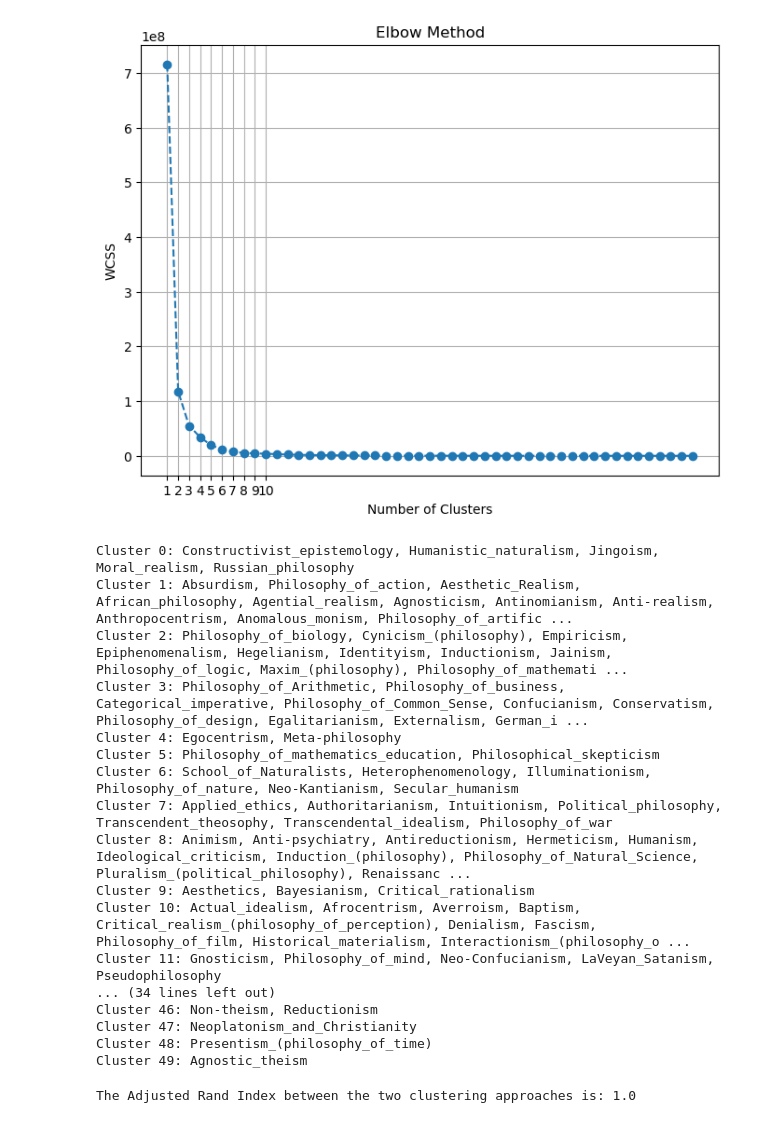
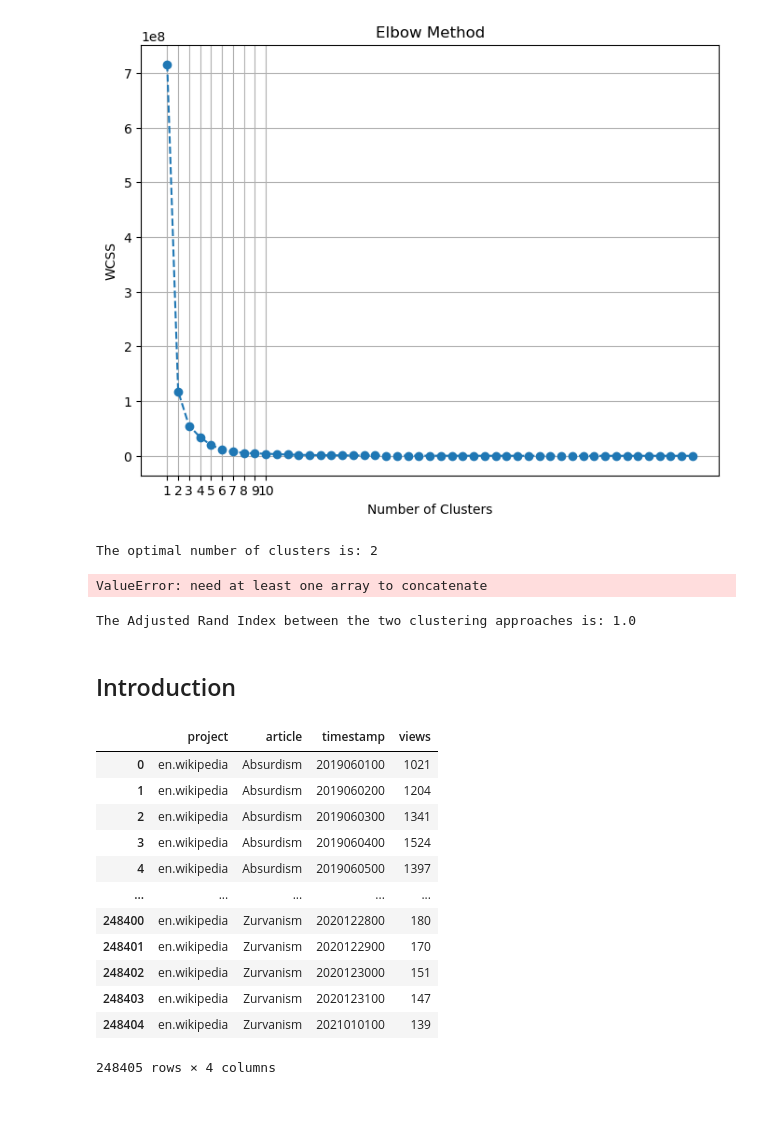
Before and after one commit to epfl-ada/ada-2023-project-mandarinecorp, a Jupyter notebook: TopicCluster.ipynb, the cells around one changed output. Drawn from its saved outputs; the diff is of its cells as text; code cells hidden in the pictures.

```diff
--- a/TopicCluster.ipynb
+++ b/TopicCluster.ipynb
@@ -130,6 +103,22 @@ plt.show()
 [figure]
 # %%
 from sklearn.cluster import AgglomerativeClustering
+from sklearn.metrics import silhouette_score
+
+# Cross-validate number of clusters
+silhouette_scores = []
+for i in range(2, 51):
+    clustering = AgglomerativeClustering(n_clusters=i)
+    clustering.fit(arr)
+    labels = clustering.labels_
+    score = silhouette_score(arr, labels)
+    silhouette_scores.append(score)
+
+# Find the optimal number of clusters
+optimal_clusters = np.argmax(silhouette_scores) + 2
+
+print(f"The optimal number of clusters is: {optimal_clusters}")
+
 
 def compute_cluster(fraction_views, nb_cluster):
     fraction_views_clustered = fraction_views.copy()
@@ -149,22 +138,7 @@ for cluster_label, group in lang_clusters.groupby('Cluster_Labels'):
     country_names = ', '.join(group['Topic'])
     print(f'Cluster {cluster_label}: {country_names}')
 # %% [output]
-Cluster 0: Constructivist_epistemology, Humanistic_naturalism, Jingoism, Moral_realism, Russian_philosophy
-Cluster 1: Absurdism, Philosophy_of_action, Aesthetic_Realism, African_philosophy, Agential_realism, Agnosticism, Antinomianism, Anti-realism, Anthropocentrism, Anomalous_monism, Philosophy_of_artific ...
-Cluster 2: Philosophy_of_biology, Cynicism_(philosophy), Empiricism, Epiphenomenalism, Hegelianism, Identityism, Inductionism, Jainism, Philosophy_of_logic, Maxim_(philosophy), Philosophy_of_mathemati ...
-Cluster 3: Philosophy_of_Arithmetic, Philosophy_of_business, Categorical_imperative, Philosophy_of_Common_Sense, Confucianism, Conservatism, Philosophy_of_design, Egalitarianism, Externalism, German_i ...
-Cluster 4: Egocentrism, Meta-philosophy
-Cluster 5: Philosophy_of_mathematics_education, Philosophical_skepticism
-Cluster 6: School_of_Naturalists, Heterophenomenology, Illuminationism, Philosophy_of_nature, Neo-Kantianism, Secular_humanism
-Cluster 7: Applied_ethics, Authoritarianism, Intuitionism, Political_philosophy, Transcendent_theosophy, Transcendental_idealism, Philosophy_of_war
-Cluster 8: Animism, Anti-psychiatry, Antireductionism, Hermeticism, Humanism, Ideological_criticism, Induction_(philosophy), Philosophy_of_Natural_Science, Pluralism_(political_philosophy), Renaissanc ...
-Cluster 9: Aesthetics, Bayesianism, Critical_rationalism
-Cluster 10: Actual_idealism, Afrocentrism, Averroism, Baptism, Critical_realism_(philosophy_of_perception), Denialism, Fascism, Philosophy_of_film, Historical_materialism, Interactionism_(philosophy_o ...
-Cluster 11: Gnosticism, Philosophy_of_mind, Neo-Confucianism, LaVeyan_Satanism, Pseudophilosophy
-... (34 lines left out)
-Cluster 46: Non-theism, Reductionism
-Cluster 47: Neoplatonism_and_Christianity
-Cluster 48: Presentism_(philosophy_of_time)
-Cluster 49: Agnostic_theism
+The optimal number of clusters is: 2
+ValueError: need at least one array to concatenate
 # %%
 from sklearn.metrics import adjusted_rand_score
@@ -176,3 +148,22 @@ ari = adjusted_rand_score(clusters1, clusters2)
 print(f"The Adjusted Rand Index between the two clustering approaches is: {ari}")
 # %% [output]
 The Adjusted Rand Index between the two clustering approaches is: 1.0
+# %% [markdown]
+## Introduction
+# %%
+views_en = pd.read_csv('data/Philo_en.csv')
+views_en
+# %% [output]
+|  | project | article | timestamp | views |
+| 0 | en.wikipedia | Absurdism | 2019060100 | 1021 |
+| 1 | en.wikipedia | Absurdism | 2019060200 | 1204 |
+| 2 | en.wikipedia | Absurdism | 2019060300 | 1341 |
+| 3 | en.wikipedia | Absurdism | 2019060400 | 1524 |
+| 4 | en.wikipedia | Absurdism | 2019060500 | 1397 |
+| ... | ... | ... | ... | ... |
+| 248400 | en.wikipedia | Zurvanism | 2020122800 | 180 |
+| 248401 | en.wikipedia | Zurvanism | 2020122900 | 170 |
+| 248402 | en.wikipedia | Zurvanism | 2020123000 | 151 |
+| 248403 | en.wikipedia | Zurvanism | 2020123100 | 147 |
+| 248404 | en.wikipedia | Zurvanism | 2021010100 | 139 |
+248405 rows × 4 columns
```
Also changed, not shown: parts of 9 cells of this notebook.
